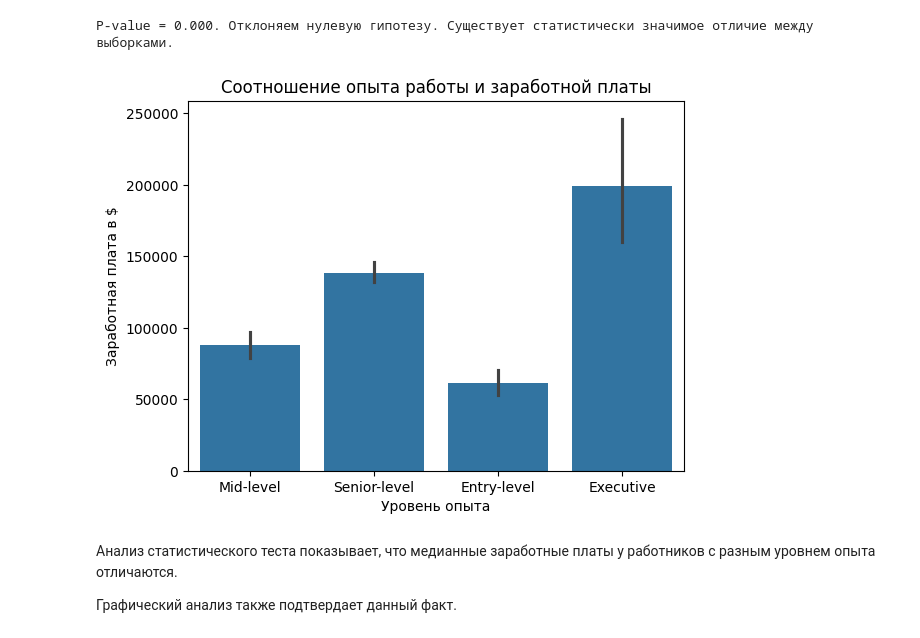
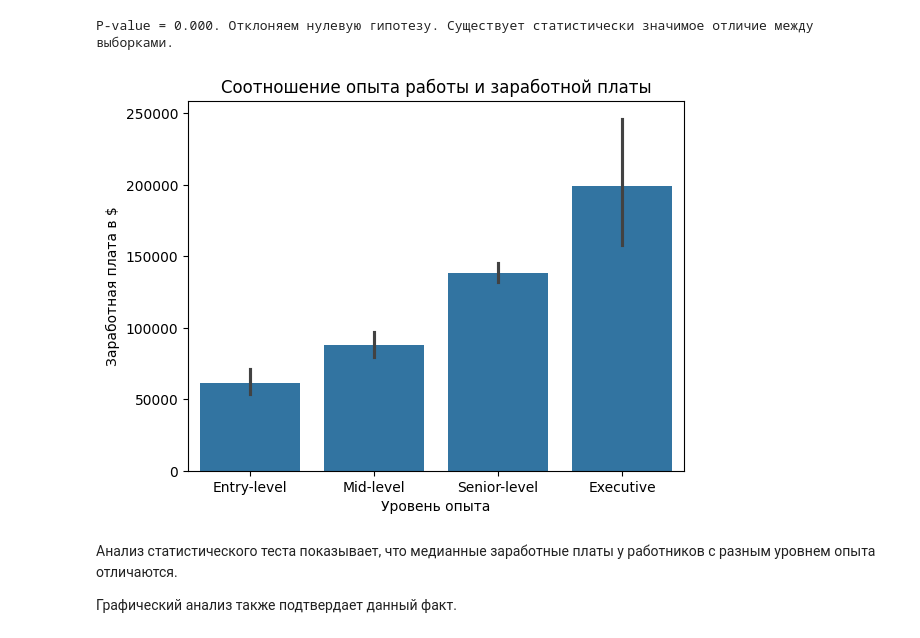
Before and after one commit to AlexKosuhin/SF_data_science, a Jupyter notebook: EDA_статистические тесты.ipynb, the cells around one changed output. Saved outputs shown, nothing was run; the diff lists cells and outputs as text; code cells hidden in the pictures.

```diff
--- a/EDA_статистические тесты.ipynb
+++ b/EDA_статистические тесты.ipynb
@@ -883,12 +903,13 @@ P-value = 0.000. Отклоняем нулевую гипотезу. Сущес
 # %%
 barplot = sns.barplot(data=df,
                       x='experience_level',
-                      y='salary_in_usd')
+                      y='salary_in_usd',
+                      order = ['Entry-level', 'Mid-level', 'Senior-level', 'Executive'])
 barplot.set_xlabel('Уровень опыта')
 barplot.set_ylabel('Заработная плата в $')
 barplot.set_title('Соотношение опыта работы и заработной платы');
 # %% [output]
-[figure, old version]
+[figure, new version]
 # %% [markdown]
 Анализ статистического теста показывает, что медианные заработные платы у работников с разным уровнем опыта отличаются.
 
```
Also changed, not shown: parts of 9 cells of this notebook, 1 other file.
